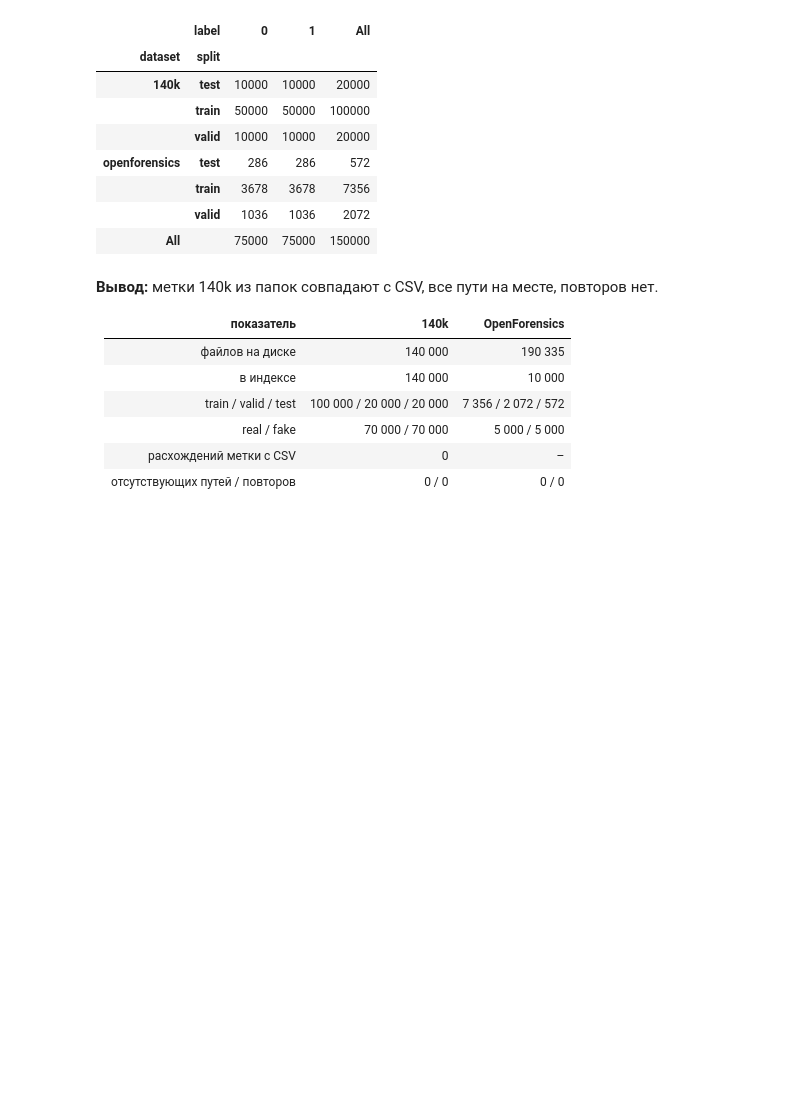
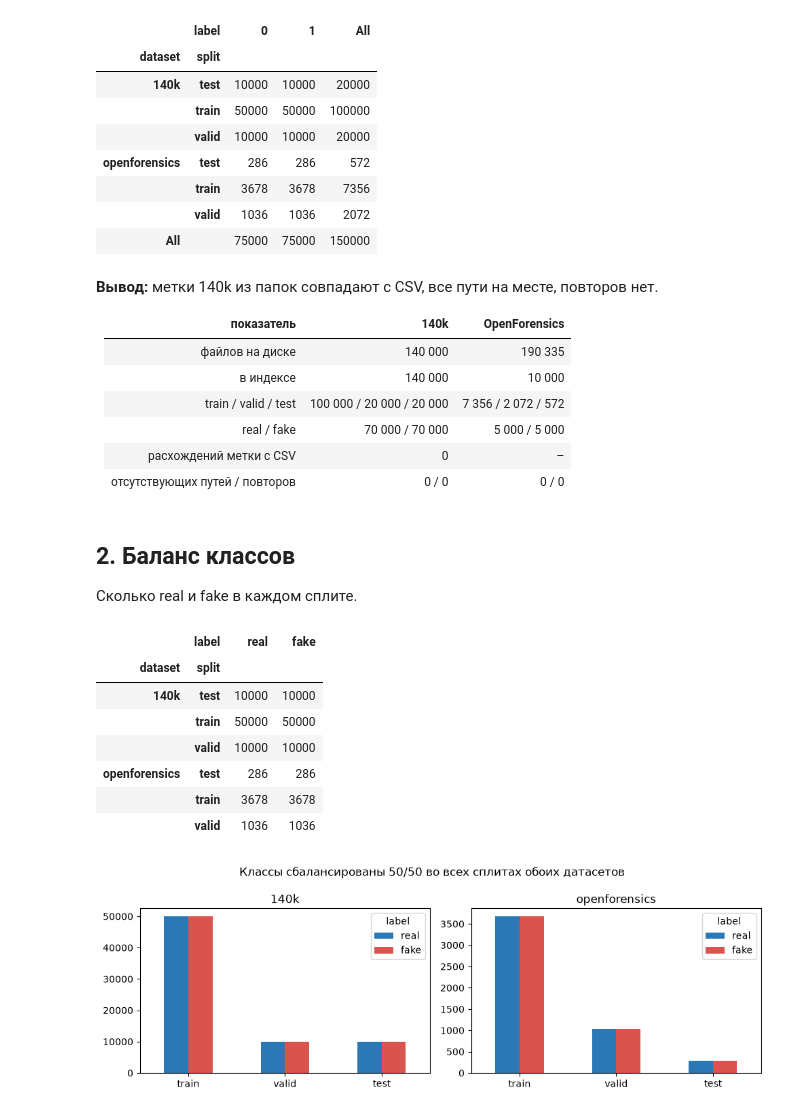
Before and after one commit to ayazvaliev/35-Deepfake-image-detection-project-HSE-26, a Jupyter notebook: notebooks/eda_140k.ipynb, the cells around one changed output. Cells and saved outputs as stored; diff of their text form; code cells hidden in the pictures; blank space fills up the shorter version.

Commit message:
Баланс классов и метаданные файлов

```diff
--- a/notebooks/eda_140k.ipynb
+++ b/notebooks/eda_140k.ipynb
@@ -68,3 +69,29 @@ pd.crosstab([index["dataset"], index["split"]], index["label"], margins=True)
 | real / fake | 70 000 / 70 000 | 5 000 / 5 000 |
 | расхождений метки с CSV | 0 | – |
 | отсутствующих путей / повторов | 0 / 0 | 0 / 0 |
+# %% [markdown]
+## 2. Баланс классов
+
+Сколько real и fake в каждом сплите.
+# %%
+counts = index.groupby(["dataset", "split", "label"]).size().unstack("label").rename(columns={0: "real", 1: "fake"})
+splits = ["train", "valid", "test"]
+
+fig, axes = plt.subplots(1, 2, figsize=(10, 3.5))
+for ax, ds in zip(axes, ["140k", "openforensics"]):
+    counts.loc[ds].loc[splits].plot.bar(ax=ax, color=COLORS, rot=0)
+    ax.set_title(ds)
+    ax.set_xlabel("")
+fig.suptitle("Классы сбалансированы 50/50 во всех сплитах обоих датасетов")
+fig.tight_layout()
+counts
+# %% [output]
+|  | label | real | fake |
+| dataset | split |  |  |
+| 140k | test | 10000 | 10000 |
+|  | train | 50000 | 50000 |
+|  | valid | 10000 | 10000 |
+| openforensics | test | 286 | 286 |
+|  | train | 3678 | 3678 |
+|  | valid | 1036 | 1036 |
+[figure, added]
```
Also changed, not shown: parts of 12 cells of this notebook, 2 other files.
